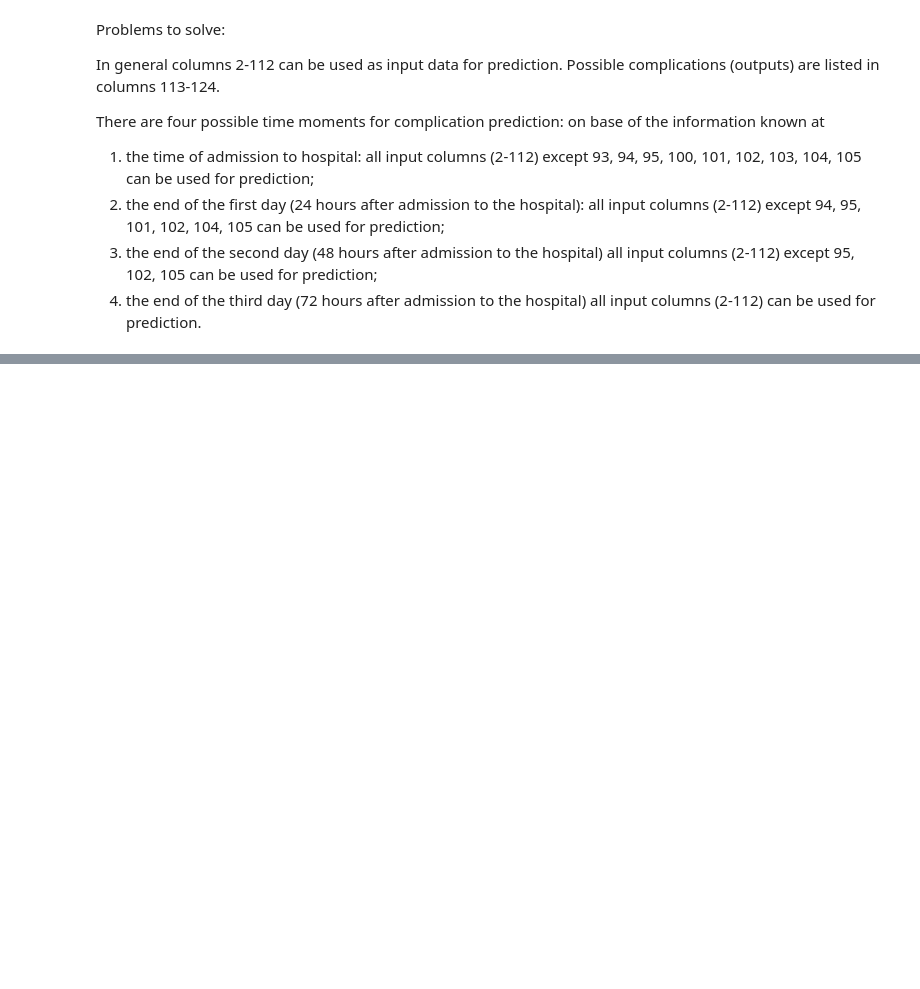
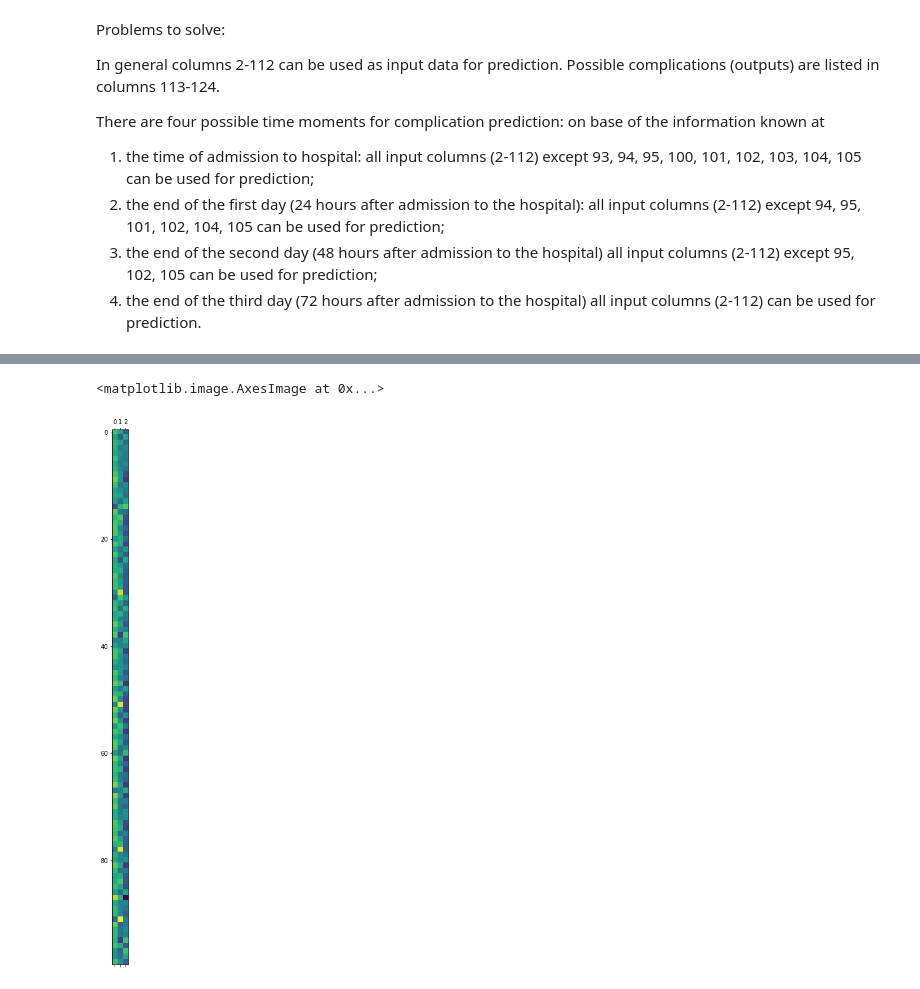
Before and after one commit to ayoebuus/CDI_case_2, a Jupyter notebook: MainNotebook.ipynb, the cells around one changed output, grey strips where cells are left out. Cells and saved outputs as stored; diff of their text form; code cells hidden in the pictures; blank space fills up the shorter version.

```diff
--- a/MainNotebook.ipynb
+++ b/MainNotebook.ipynb
@@ -84,0 +188,5 @@ There are four possible time moments for complication prediction: on base of the
+# %%
+plt.matshow(W[100:200])
+# %% [output]
+<matplotlib.image.AxesImage at 0x...>
+[figure, added]
```
Also changed, not shown: parts of 31 cells of this notebook, 3 other files.
